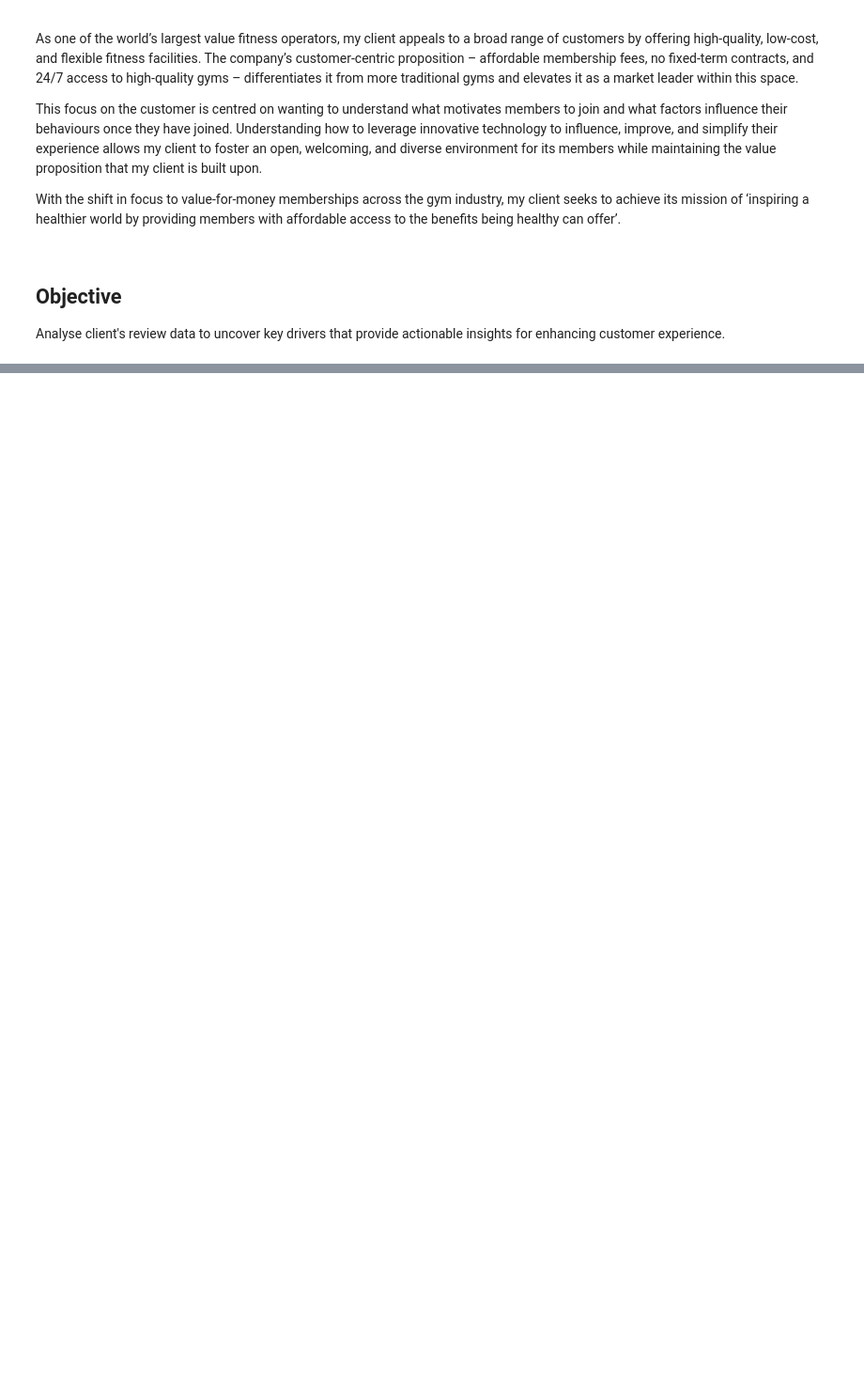
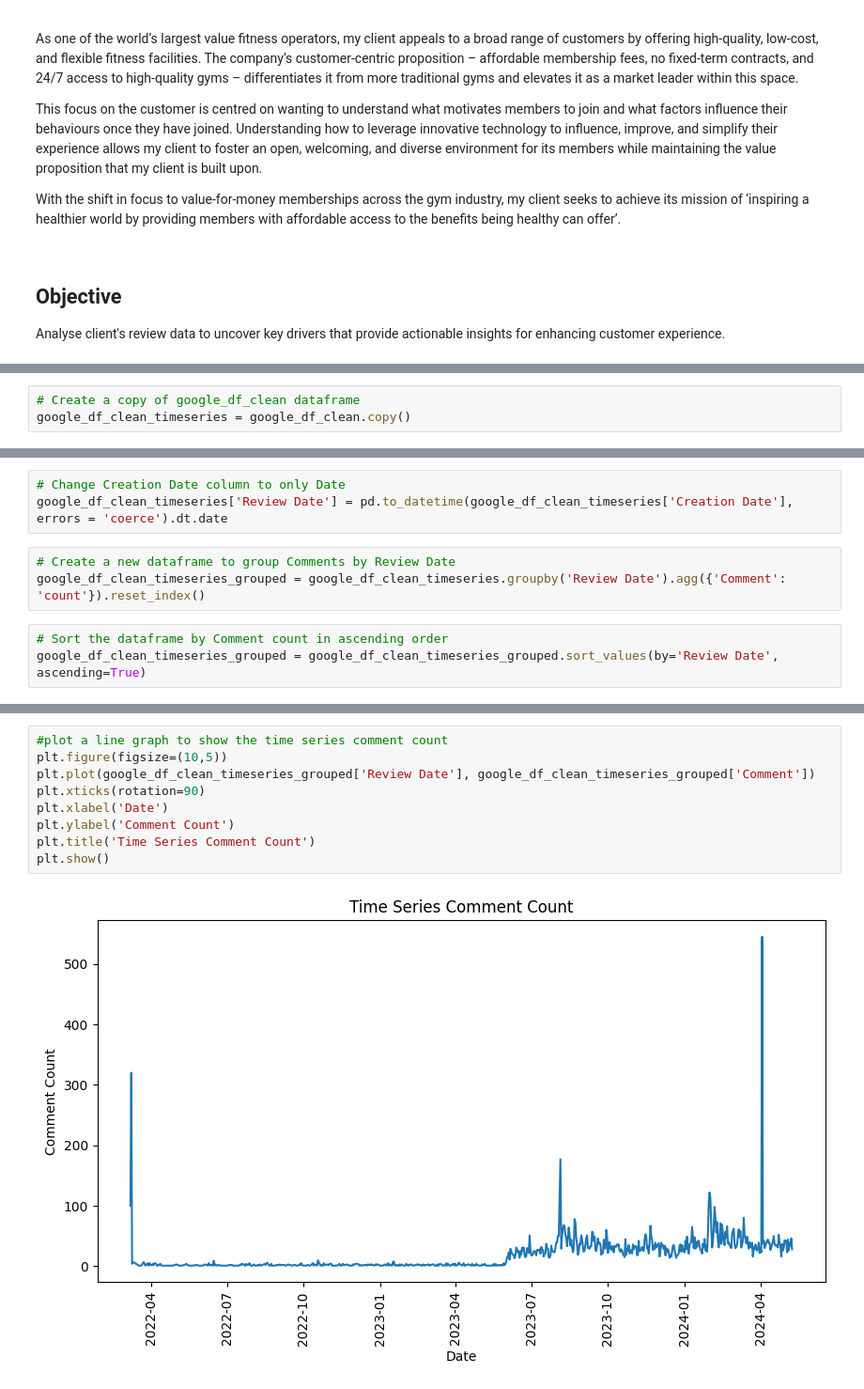
Before and after one commit to arunpalanoor/CAMS_DS_Assignments, a Jupyter notebook: Arun_Palanoor_CAM_NLP_GYM_Customer_Review_project.ipynb, the cells around one changed output, grey strips where cells are left out. Shown at 94% size. Cells and saved outputs as stored; diff of their text form; blank space fills up the shorter version.

```diff
--- a/Arun_Palanoor_CAM_NLP_GYM_Customer_Review_project.ipynb
+++ b/Arun_Palanoor_CAM_NLP_GYM_Customer_Review_project.ipynb
@@ -22,0 +382,3 @@ Analyse client's review data to uncover key drivers that provide actionable insi
+# %%
+# Create a copy of google_df_clean dataframe
+google_df_clean_timeseries = google_df_clean.copy()
@@ -22,0 +394,9 @@ Analyse client's review data to uncover key drivers that provide actionable insi
+# %%
+# Change Creation Date column to only Date
+google_df_clean_timeseries['Review Date'] = pd.to_datetime(google_df_clean_timeseries['Creation Date'], errors = 'coerce').dt.date
+# %%
+# Create a new dataframe to group Comments by Review Date
+google_df_clean_timeseries_grouped = google_df_clean_timeseries.groupby('Review Date').agg({'Comment': 'count'}).reset_index()
+# %%
+# Sort the dataframe by Comment count in ascending order
+google_df_clean_timeseries_grouped = google_df_clean_timeseries_grouped.sort_values(by='Review Date', ascending=True)
@@ -22,0 +418,11 @@ Analyse client's review data to uncover key drivers that provide actionable insi
+# %%
+#plot a line graph to show the time series comment count
+plt.figure(figsize=(10,5))
+plt.plot(google_df_clean_timeseries_grouped['Review Date'], google_df_clean_timeseries_grouped['Comment'])
+plt.xticks(rotation=90)
+plt.xlabel('Date')
+plt.ylabel('Comment Count')
+plt.title('Time Series Comment Count')
+plt.show()
+# %% [output]
+[figure, added]
```
Also changed, not shown: parts of 133 cells of this notebook.
